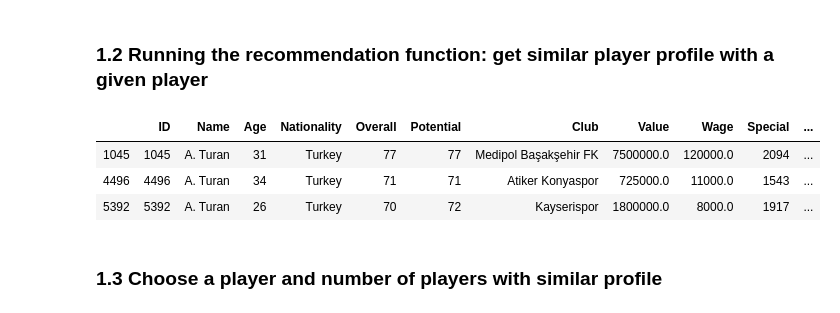
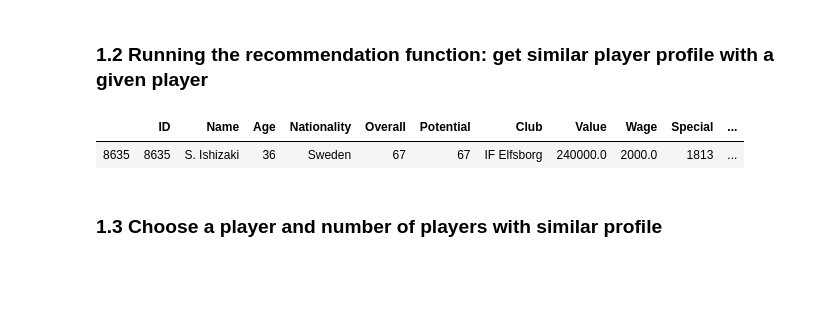
Before and after one commit to nazihkalo/FIFA19-Scouting-Analysis, a Jupyter notebook: 150-Anomoly_Detection.ipynb, the cells around one changed output. Saved outputs shown, nothing was run; the diff lists cells and outputs as text; code cells hidden in the pictures; blank space fills up the shorter version.

```diff
--- a/150-Anomoly_Detection.ipynb
+++ b/150-Anomoly_Detection.ipynb
@@ -171,12 +171,10 @@ def recommended_k_players_df(player, k_players = 100):
 
     return recommend_list, recommended_names,recommended_df
 # %%
-fifa[fifa.Name.str.contains('Turan')]
+fifa[fifa.Name.str.contains('S. Ishizaki')]
 # %% [output]
 |  | ID | Name | Age | Nationality | Overall | Potential | Club | Value | Wage | Special | ... |
-| 1045 | 1045 | A. Turan | 31 | Turkey | 77 | 77 | Medipol Başakşehir FK | 7500000.0 | 120000.0 | 2094 | ... |
-| 4496 | 4496 | A. Turan | 34 | Turkey | 71 | 71 | Atiker Konyaspor | 725000.0 | 11000.0 | 1543 | ... |
-| 5392 | 5392 | A. Turan | 26 | Turkey | 70 | 72 | Kayserispor | 1800000.0 | 8000.0 | 1917 | ... |
+| 8635 | 8635 | S. Ishizaki | 36 | Sweden | 67 | 67 | IF Elfsborg | 240000.0 | 2000.0 | 1813 | ... |
 # %% [markdown]
 ### 1.3 Choose a player and number of players with similar profile
 # %%
```
Also changed, not shown: parts of 5 cells of this notebook.
